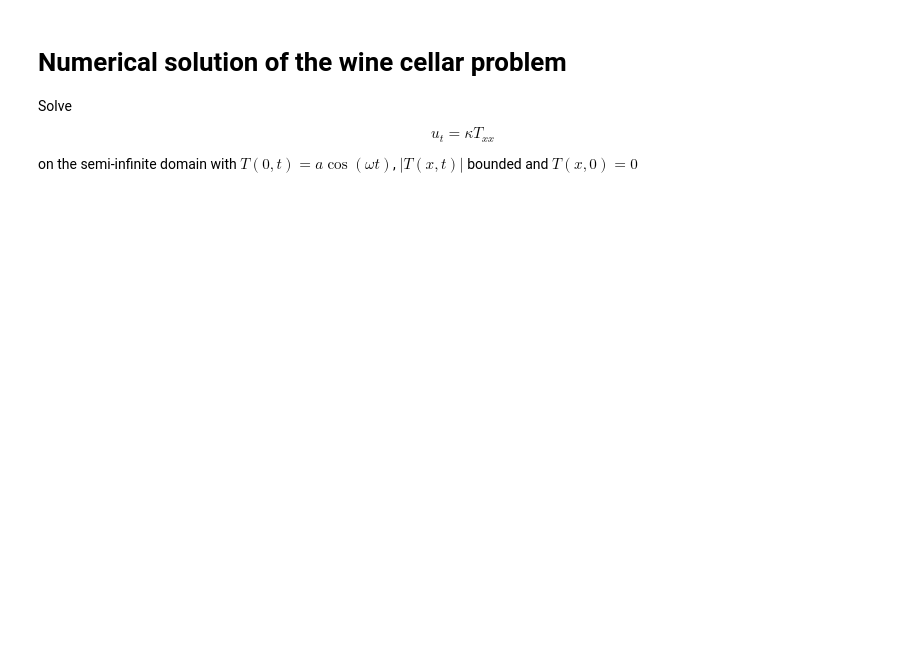
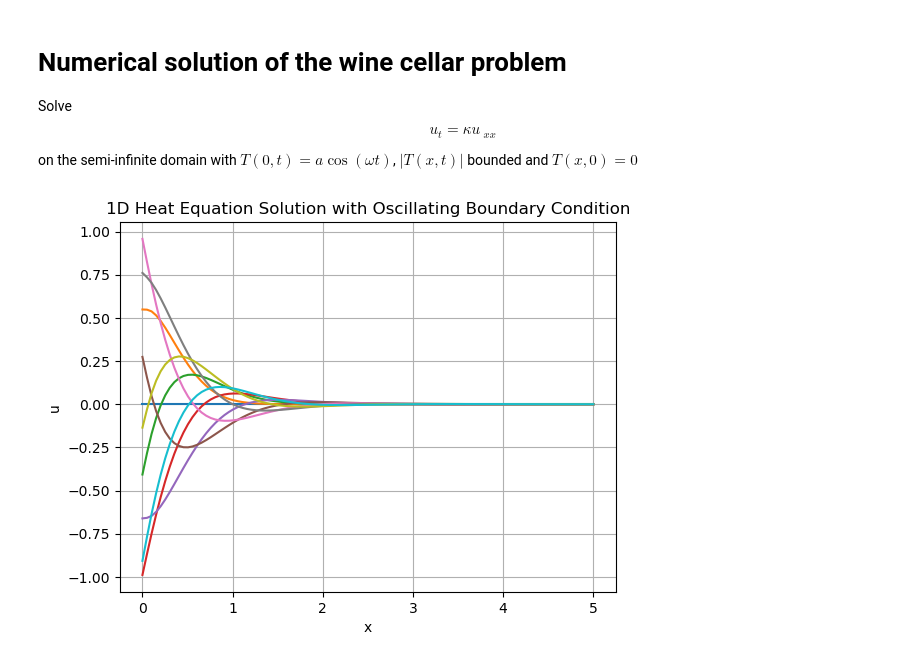
Before and after one commit to trinh/ma30287-codes, a Jupyter notebook: lectures/lecture15_winecellar.ipynb, the cells around one changed output. Drawn from its saved outputs; the diff is of its cells as text; code cells hidden in the pictures; blank space fills up the shorter version.

```diff
--- a/lectures/lecture15_winecellar.ipynb
+++ b/lectures/lecture15_winecellar.ipynb
@@ -3,50 +3,49 @@
 
 Solve
 $$
-u_t = \kappa T_{xx}
+u_t = \kappa u~_{xx}
 $$
 
 on the semi-infinite domain with $T(0, t) = a \cos(\omega t)$, $|T(x, t)|$ bounded and $T(x, 0) = 0$
 # %%
 import numpy as np
 import matplotlib.pyplot as plt
+
+# Function to solve heat equation using finite differences
+def solve_heat_equation(u_initial):
+    u_new = np.copy(u_initial)
+    for i in range(1, nx - 1):
+        u_new[i] = u_initial[i] + D * (dt/dx**2) * (u_initial[i+1] - 2*u_initial[i] + u_initial[i-1])
+    return u_new
 
 # Parameters
 L = 5.0  # Length of the domain
 nx = 100  # Number of grid points
 dx = L / (nx - 1)  # Grid spacing
 nt = 1000  # Number of time steps
 dt = 0.01  # Time step size
 k = 100  # Plotting frequency
 D = 0.1  # Diffusion coefficient
 
+
 # Initialize arrays
-x = np.linspace(0, L, nx)
-u_initial = np.zeros(nx)
-u_solution = np.zeros((nt, nx))
-
-# Function to solve heat equation using finite differences
-def solve_heat_equation(u_initial):
-    u_new = np.copy(u_initial)
-    for i in range(1, nx - 1):
-        u_new[i] = u_initial[i] + D * dt * (u_initial[i+1] - 2*u_initial[i] + u_initial[i-1]) / dx**2
-    return u_new
-
-# Set initial condition
-u_initial[0] = 1.0  # Boundary condition at x=0
+x = np.linspace(0, L, nx) # Boundary condition at x=0
+u_initial = 0 + np.zeros(nx)
 
 # Solve heat equation and plot solution every k timesteps
 for t in range(nt):
     if t % k == 0:
         plt.plot(x, u_initial, label=f'Timestep {t}')
+    u_initial[0] = np.cos(t * dt)
     u_initial = solve_heat_equation(u_initial)
     # Update boundary condition at x=0 with cos(t)
-    u_initial[0] = np.cos(t * dt)
+
 
 # Plot final solution
-plt.plot(x, u_initial, label=f'Timestep {nt}')
 plt.xlabel('x')
 plt.ylabel('u')
 plt.title('1D Heat Equation Solution with Oscillating Boundary Condition')
 plt.grid(True)
 plt.show()
+# %% [output]
+[figure, added]
```
Also changed, not shown: 8 other files.
